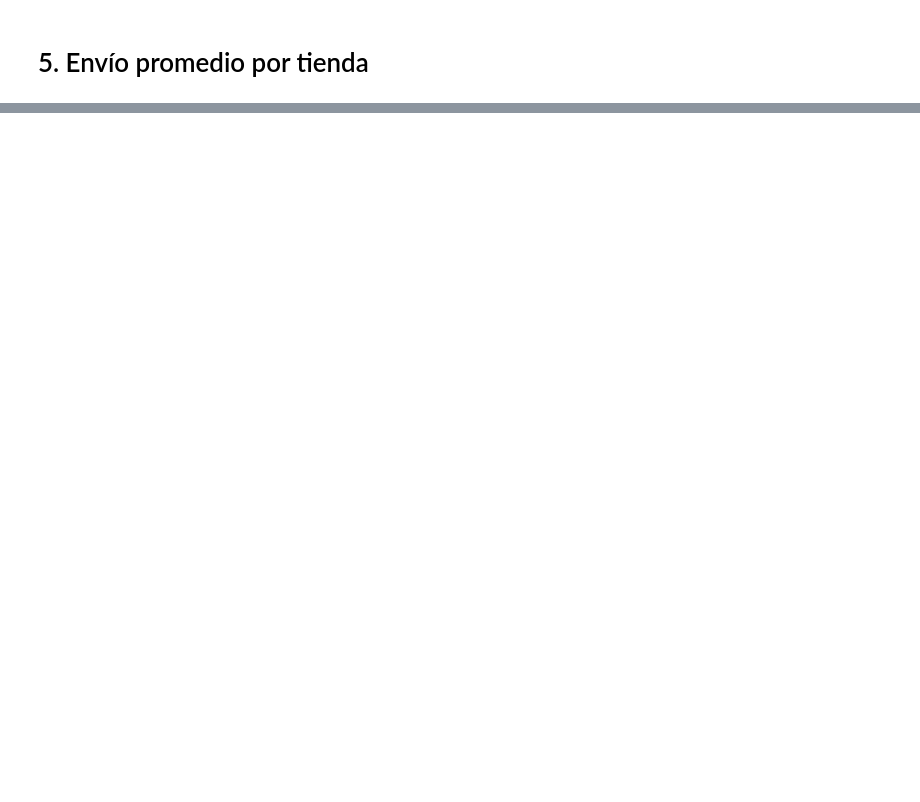
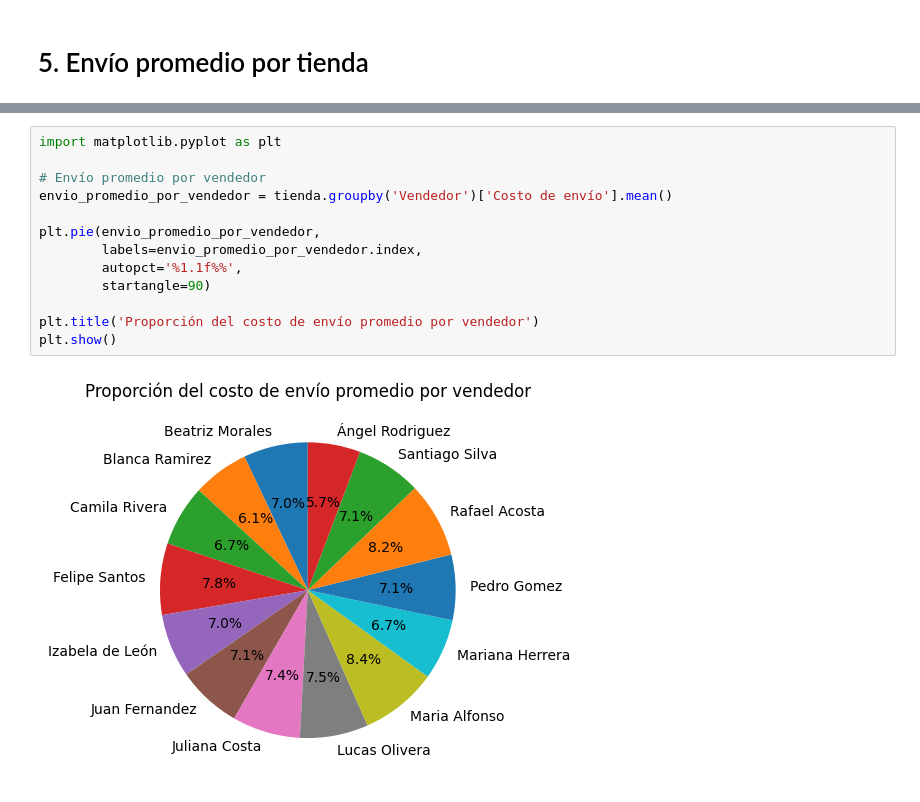
Before and after one commit to deyvmc/Desafio-Alura-Store, a Jupyter notebook: AluraStoreLatam.ipynb, the cells around one changed output, grey strips where cells are left out. Drawn from its saved outputs; the diff is of its cells as text; blank space fills up the shorter version.

```diff
--- a/AluraStoreLatam.ipynb
+++ b/AluraStoreLatam.ipynb
@@ -124,0 +173,15 @@ Por lo tanto, se recomienda que el Sr. João venda la tienda con el rendimiento
+# %%
+import matplotlib.pyplot as plt
+
+# Envío promedio por vendedor
+envio_promedio_por_vendedor = tienda.groupby('Vendedor')['Costo de envío'].mean()
+
+plt.pie(envio_promedio_por_vendedor,
+        labels=envio_promedio_por_vendedor.index,
+        autopct='%1.1f%%',
+        startangle=90)
+
+plt.title('Proporción del costo de envío promedio por vendedor')
+plt.show()
+# %% [output]
+[figure, added]
```
Also changed, not shown: parts of 20 cells of this notebook.
